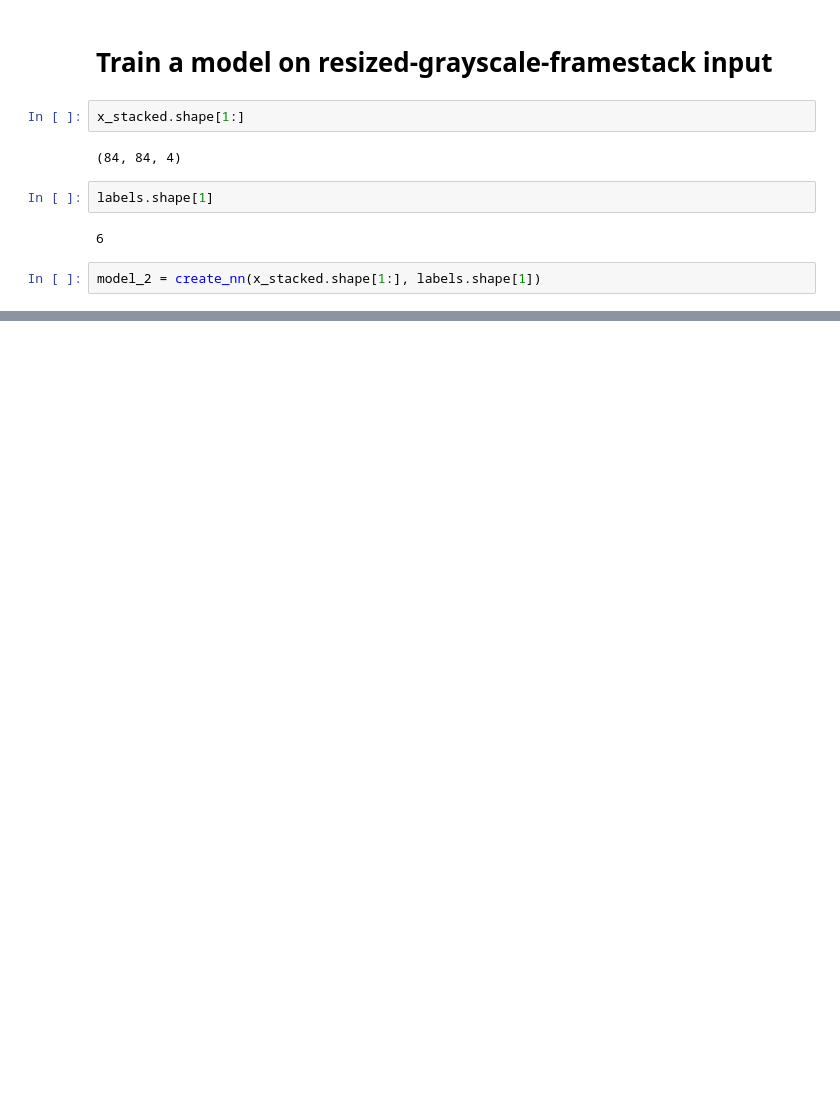
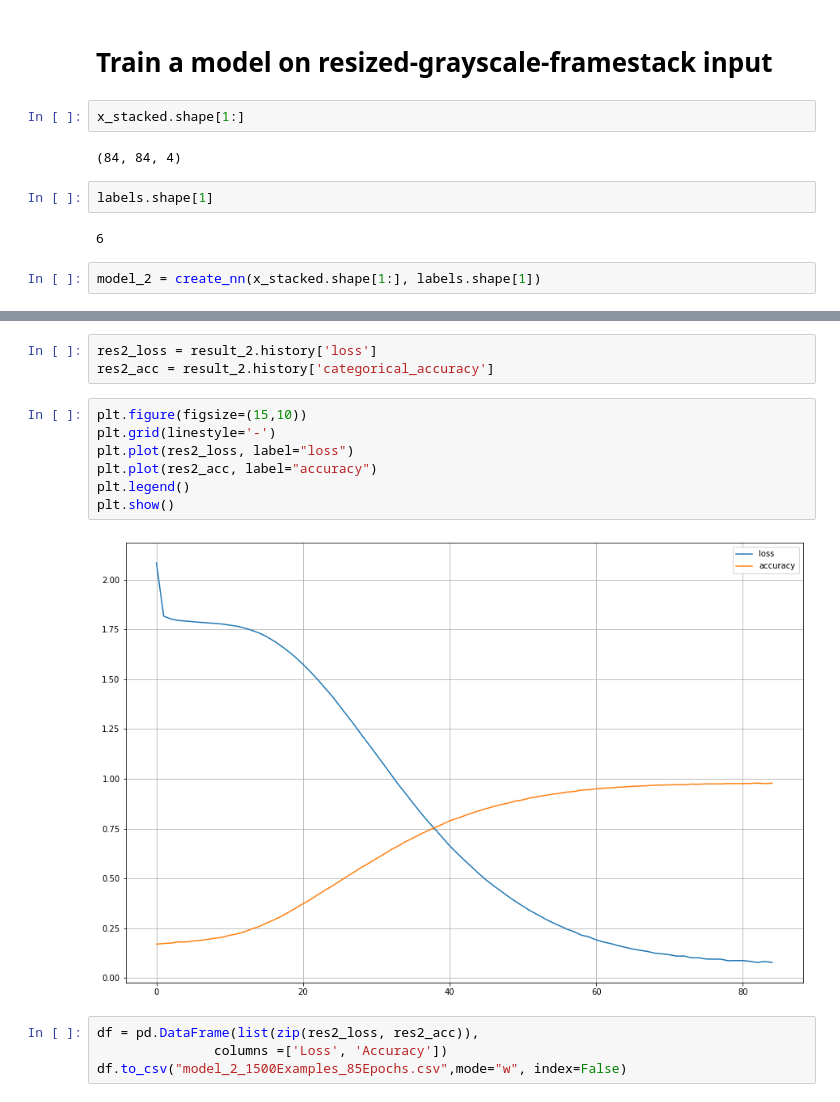
Before and after one commit to CKeibel/Playing-Atari-Deep-Learning-only, a Jupyter notebook: Playing_Atari_with_Deep_Learning_random_dataset.ipynb, the cells around one changed output, grey strips where cells are left out. Drawn from its saved outputs; the diff is of its cells as text; blank space fills up the shorter version.

```diff
--- a/Playing_Atari_with_Deep_Learning_random_dataset.ipynb
+++ b/Playing_Atari_with_Deep_Learning_random_dataset.ipynb
@@ -307,0 +362,16 @@ Episode: 5      Reward: -16.0
+# %%
+res2_loss = result_2.history['loss']
+res2_acc = result_2.history['categorical_accuracy']
+# %%
+plt.figure(figsize=(15,10))
+plt.grid(linestyle='-')
+plt.plot(res2_loss, label="loss")
+plt.plot(res2_acc, label="accuracy")
+plt.legend()
+plt.show()
+# %% [output]
+[figure, added]
+# %%
+df = pd.DataFrame(list(zip(res2_loss, res2_acc)),
+               columns =['Loss', 'Accuracy'])
+df.to_csv("model_2_1500Examples_85Epochs.csv",mode="w", index=False)
```
Also changed, not shown: parts of 16 cells of this notebook.
